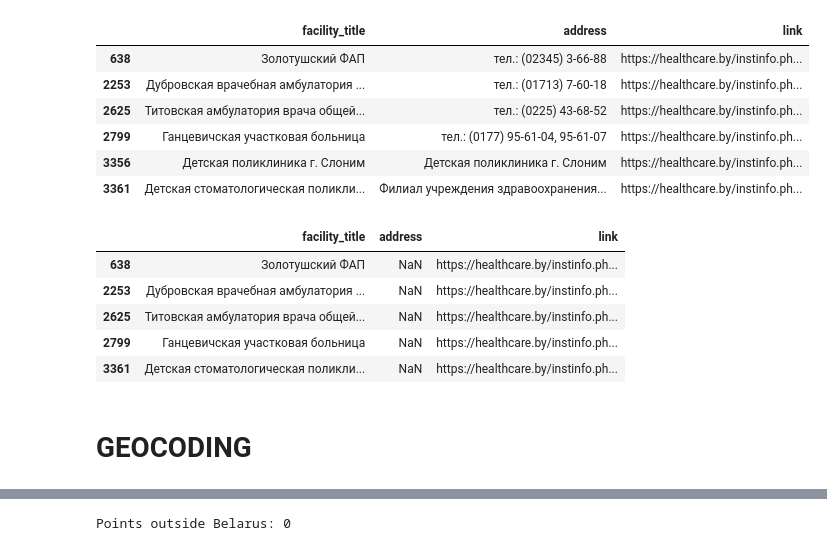
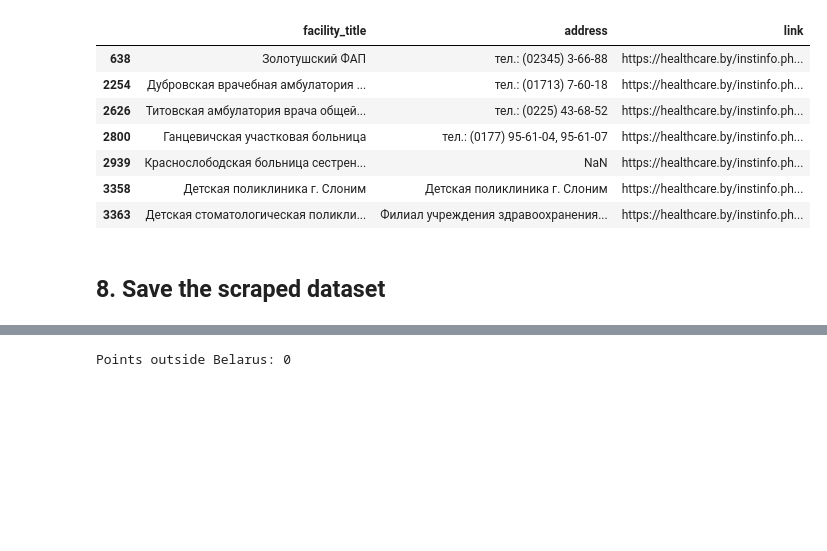
Before and after one commit to by-ali/healthcare_access, a Jupyter notebook: notebooks/scrape_healthcare_by.ipynb, the cells around one changed output, grey strips where cells are left out. Cells and saved outputs as stored; diff of their text form; code cells hidden in the pictures; blank space fills up the shorter version.

```diff
--- a/notebooks/scrape_healthcare_by.ipynb
+++ b/notebooks/scrape_healthcare_by.ipynb
@@ -41,2 +25,0 @@ doc
-# %%
-items = doc.select("li")
@@ -70,6 +25,0 @@ items[0].find("a").next_sibling.strip(" \xa0()")
-# %%
-for item in items:
-    print("----")
-    print(item.select_one("a").get_text()) #name
-    print(f"https://healthcare.by/{item.select_one("a")['href']}") #link
-    print(item.find("a").next_sibling.strip(" \xa0()")) #town
@@ -107,20 +43,3 @@ def get_facility_type(name):
             return facility_type, type_eng
 
     return None, None
-# %%
-#Building a list of dictionaries
-
-rows = []
-
-for item in items:
-    name = item.select_one("a").get_text(" ", strip=True)
-    facility_type, type_eng = get_facility_type(name)
-    row = {
-        'facility_title': item.select_one("a").get_text(),
-        'link': f"https://healthcare.by/{item.select_one("a")['href']}",
-        'settlement': item.find("a").next_sibling.strip(" \xa0()"),
-        'facility_type': facility_type,
-        'facility_type_eng': type_eng
-    }
-    rows.append(row)
-rows
@@ -409,7 +233,7 @@ df = df.dropna(
     subset=["facility_type", "facility_type_eng"]
 ).reset_index(drop=True)
 # %%
-# Remove rows where address column is still missing
-df = df.dropna(
-    subset=["address"]
-).reset_index(drop=True)
+# # Remove rows where address column is still missing
+# df = df.dropna(
+#     subset=["address"]
+# ).reset_index(drop=True)
@@ -608,6 +393,11 @@ from bs4 import BeautifulSoup
 # Normalize text for comparison
 title_text = df["facility_title"].fillna("").str.strip().str.lower()
 address_text = df["address"].fillna("").str.strip().str.lower()
+
+missing_address = (
+    df["address"].isna()
+    | address_text.eq("")
+)
 
 # Detect phone numbers or websites stored as an address
 phone_or_website = df["address"].str.contains(
@@ -623,39 +413,41 @@ phone_or_website = df["address"].str.contains(
 same_as_title = (
     address_text.ne("")
     & address_text.eq(title_text)
 )
 
 # Detect institution descriptions without a postal code
 institution_text = (
     ~df["address"].str.contains(r"\b\d{6}\b", na=False, regex=True)
     & df["address"].str.contains(
         r"\b(?:ГУЗ|УЗ|ЛПУ|ФАП|поликлиника|больница|амбулатория)\b"
         r"|учреждени[ея]\s+здравоохранения",
         case=False,
         na=False,
         regex=True
     )
 )
 
 # Select rows that need to be re-scraped
 bad_address_mask = (
-    phone_or_website
+    missing_address
+    | phone_or_website
     | same_as_title
     | institution_text
 )
 
 df.loc[
     bad_address_mask,
     ["facility_title", "address", "link"]
 ]
 # %% [output]
 |  | facility_title | address | link |
 | 638 | Золотушский ФАП | тел.: (02345) 3-66-88 | https://healthcare.by/instinfo.ph... |
-| 2253 | Дубровская врачебная амбулатория ... | тел.: (01713) 7-60-18 | https://healthcare.by/instinfo.ph... |
-| 2625 | Титовская амбулатория врача общей... | тел.: (0225) 43-68-52 | https://healthcare.by/instinfo.ph... |
-| 2799 | Ганцевичская участковая больница | тел.: (0177) 95-61-04, 95-61-07 | https://healthcare.by/instinfo.ph... |
-| 3356 | Детская поликлиника г. Слоним | Детская поликлиника г. Слоним | https://healthcare.by/instinfo.ph... |
-| 3361 | Детская стоматологическая поликли... | Филиал учреждения здравоохранения... | https://healthcare.by/instinfo.ph... |
+| 2254 | Дубровская врачебная амбулатория ... | тел.: (01713) 7-60-18 | https://healthcare.by/instinfo.ph... |
+| 2626 | Титовская амбулатория врача общей... | тел.: (0225) 43-68-52 | https://healthcare.by/instinfo.ph... |
+| 2800 | Ганцевичская участковая больница | тел.: (0177) 95-61-04, 95-61-07 | https://healthcare.by/instinfo.ph... |
+| 2939 | Краснослободская больница сестрен... | NaN | https://healthcare.by/instinfo.ph... |
+| 3358 | Детская поликлиника г. Слоним | Детская поликлиника г. Слоним | https://healthcare.by/instinfo.ph... |
+| 3363 | Детская стоматологическая поликли... | Филиал учреждения здравоохранения... | https://healthcare.by/instinfo.ph... |
 # %%
 for index in df.index[bad_address_mask]:
     response = requests.get(df.at[index, "link"], timeout=30)
@@ -726,22 +518,6 @@ for index in df.index[bad_address_mask]:
 
     if website_tag:
         df.at[index, "website"] = website_tag.get("href")
-# %%
-df.loc[
-    df["address"].isna()
-    | df["address"].str.contains(
-        r"^\s*(?:тел\.?|телефон|факс)",
-        case=False,
-        na=False,
-        regex=True
-    ),
-    ["facility_title", "address", "link"]
-]
-# %% [output]
-|  | facility_title | address | link |
-| 638 | Золотушский ФАП | NaN | https://healthcare.by/instinfo.ph... |
-| 2253 | Дубровская врачебная амбулатория ... | NaN | https://healthcare.by/instinfo.ph... |
-| 2625 | Титовская амбулатория врача общей... | NaN | https://healthcare.by/instinfo.ph... |
-| 2799 | Ганцевичская участковая больница | NaN | https://healthcare.by/instinfo.ph... |
-| 3361 | Детская стоматологическая поликли... | NaN | https://healthcare.by/instinfo.ph... |
+# %% [markdown]
+## 8. Save the scraped dataset
 # %%
@@ -749,2 +524,0 @@ df.to_csv("healthcare_facilities_healthcare.by.csv")
-# %% [markdown]
-# GEOCODING
```
Also changed, not shown: parts of 91 cells of this notebook.
